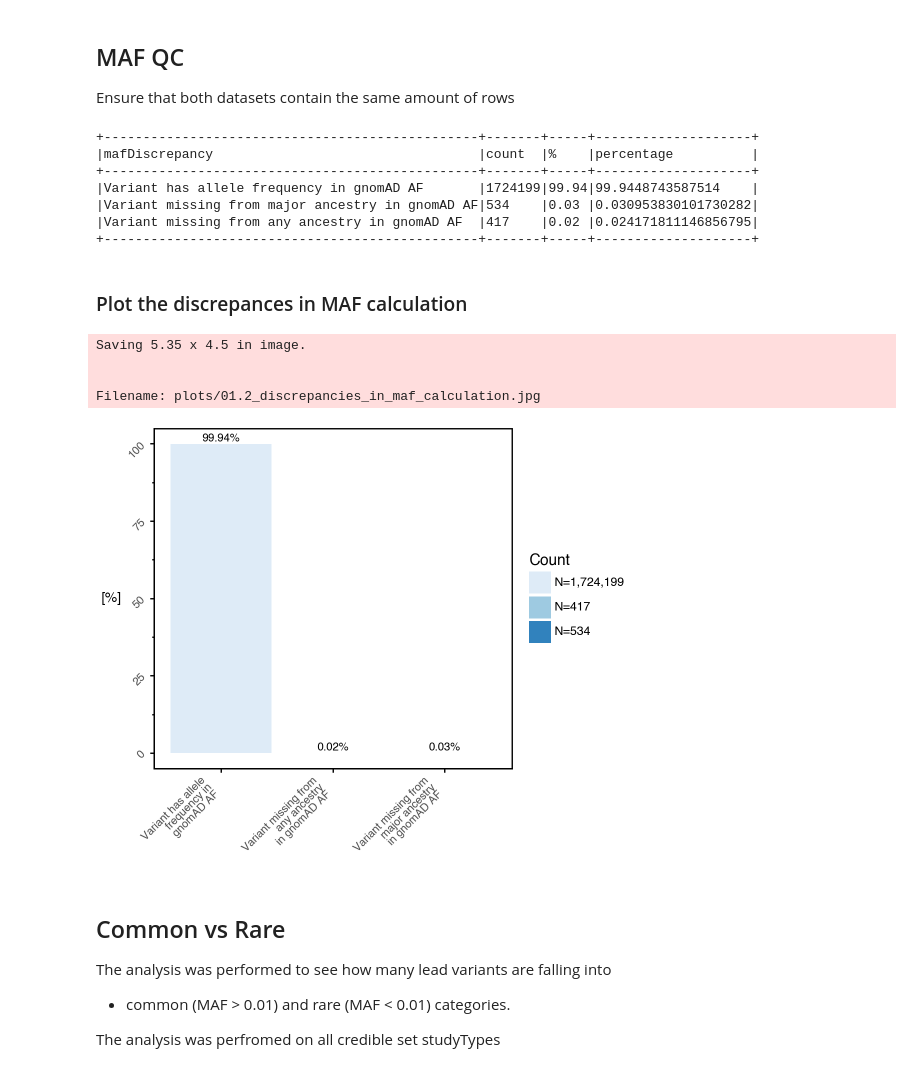
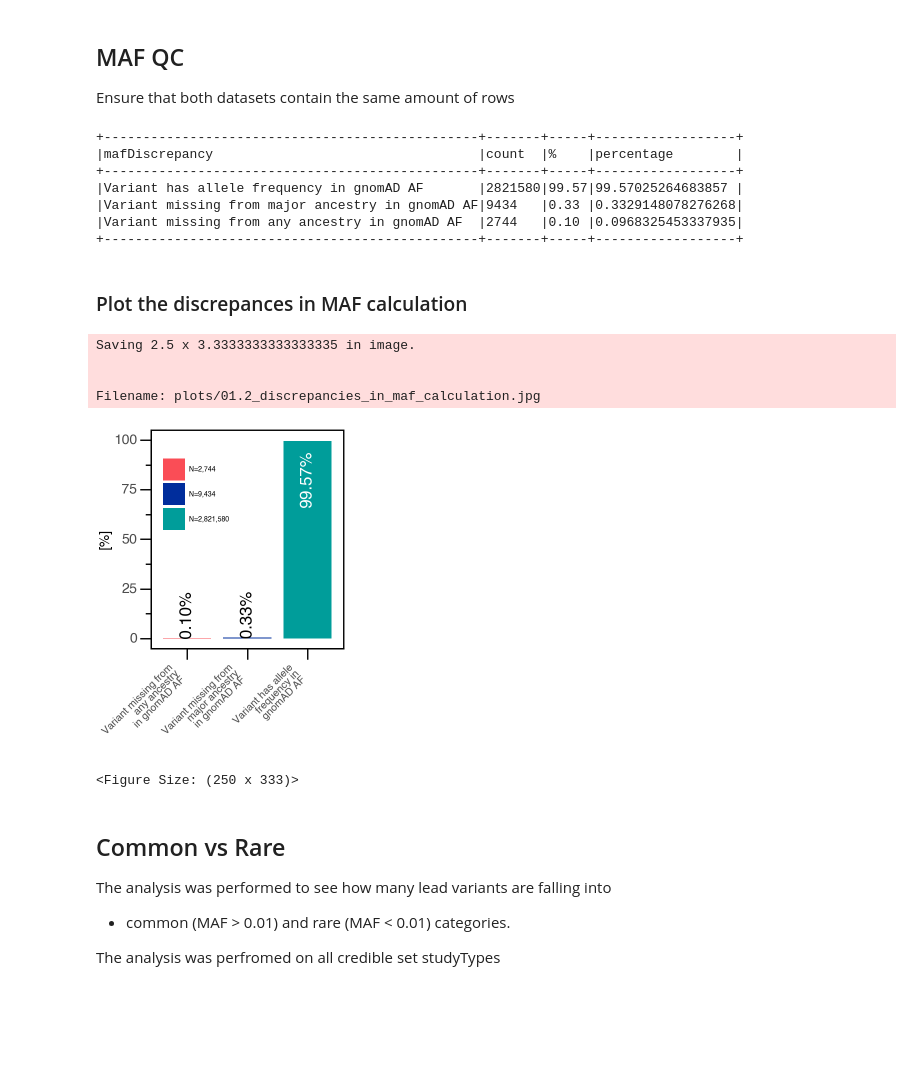
Before and after one commit to opentargets/Gentropy-manuscript, a Jupyter notebook: chapters/in_silico_effect_prediction/01.1_computed_maf_qc.ipynb, the cells around one changed output. Cells and saved outputs as stored; diff of their text form; code cells hidden in the pictures; blank space fills up the shorter version.

```diff
--- a/chapters/in_silico_effect_prediction/01.1_computed_maf_qc.ipynb
+++ b/chapters/in_silico_effect_prediction/01.1_computed_maf_qc.ipynb
@@ -26,6 +30,6 @@ from manuscript_methods.maf import MinorAlleleFrequency, MinorAlleleFrequencyCla
 # %%
 session = Session(extended_spark_conf={"spark.driver.memory": "40G"})
-lead_maf_dataset_path = "../../data/lead_variant_effect_replicated"
+lead_maf_dataset_path = "../../data/lead-maf-vep"
 # %% [output]
 Setting default log level to "WARN".
 To adjust logging level use sc.setLogLevel(newLevel). For SparkR, use setLogLevel(newLevel).
@@ -47,42 +50,67 @@ data = dataset_maf.df.select(maf_discrepancies(f.col("majorLdPopulationMaf.value
 gs = group_statistics(data, [f.col("mafDiscrepancy")])
 gs.show(truncate=False)
 # %% [output]
-+------------------------------------------------+-------+-----+--------------------+
-|mafDiscrepancy                                  |count  |%    |percentage          |
-+------------------------------------------------+-------+-----+--------------------+
-|Variant has allele frequency in gnomAD AF       |1724199|99.94|99.9448743587514    |
-|Variant missing from major ancestry in gnomAD AF|534    |0.03 |0.030953830101730282|
-|Variant missing from any ancestry in gnomAD AF  |417    |0.02 |0.024171811146856795|
-+------------------------------------------------+-------+-----+--------------------+
++------------------------------------------------+-------+-----+------------------+
+|mafDiscrepancy                                  |count  |%    |percentage        |
++------------------------------------------------+-------+-----+------------------+
+|Variant has allele frequency in gnomAD AF       |2821580|99.57|99.57025264683857 |
+|Variant missing from major ancestry in gnomAD AF|9434   |0.33 |0.3329148078276268|
+|Variant missing from any ancestry in gnomAD AF  |2744   |0.10 |0.0968325453337935|
++------------------------------------------------+-------+-----+------------------+
 # %% [markdown]
 ### Plot the discrepances in MAF calculation
 # %%
 data = gs.toPandas()
 data["mafDiscrepancy"] = data["mafDiscrepancy"].apply(break_string)
 data["label"] = "N=" + data["count"].apply(lambda x: f"{x:,}")
+data["above_50%_label"] = data.apply(lambda row: row["%"] + "%" if row["percentage"] > 50 else "", axis=1)
+data["below_50%_label"] = data.apply(lambda row: row["%"] + "%" if row["percentage"] <= 50 else "", axis=1)
+
+REM = 6
+
+
 p = (
-    pn.ggplot(data=data, mapping=pn.aes(x="mafDiscrepancy", y="percentage", fill="label"))
-    + pn.geom_col(stat="identity")
-    + pn.labs(x="maf")
-    + pn.scale_fill_brewer(type="seq")
-    + OpenTargetsTheme.theme
+    pn.ggplot(
+        data=data,
+        mapping=pn.aes(x="reorder(mafDiscrepancy, percentage)", y="percentage", fill="reorder(label, percentage)"),
+    )
+    + pn.geom_col(stat="identity", width=0.8)
     + pn.geom_text(
-        pn.aes(label="%"),
-        size=8,
+        pn.aes(label="above_50%_label"),
+        angle=90,
+        size=2.0 * REM,
+        va="top",
+        fontweight="bold",
+        family="sans-serif",
+        color="white",
+        position=pn.position_stack(vjust=0.95),
+    )
+    + pn.geom_text(
+        pn.aes(label="below_50%_label"),
+        angle=90,
+        size=2.0 * REM,
         va="bottom",
-        format_string="{}%",
+        fontweight="bold",
+        family="sans-serif",
     )
-    + pn.labs(x="", y="[%]", fill="Count")
-    + pn.theme(axis_title_y=pn.element_text(size=10, rotation=0))
+    + pn.labs(x="", y="[%]", fill="")
+    + pn.scale_y_continuous(
+        limits=(0, 100),
+        breaks=np.arange(0, 101, 25),
+        labels=lambda x: [f"{int(i)}" for i in x],
+    )
+    + pn.scale_fill_manual(values=OpenTargetsTheme.categorical_dark_colors)
+    + OpenTargetsTheme.categorical_theme(5)
 )
 p.save("plots/01.2_discrepancies_in_maf_calculation.jpg", dpi=300, bbox_inches="tight")
 p
 # %% [output]
-Saving 5.35 x 4.5 in image.
+Saving 2.5 x 3.3333333333333335 in image.
 
 
 Filename: plots/01.2_discrepancies_in_maf_calculation.jpg
-[figure, old version]
+[figure, new version]
+<Figure Size: (250 x 333)>
 # %% [markdown]
 ## Common vs Rare
 
```
Also changed, not shown: parts of 4 cells of this notebook, 21 other files.
